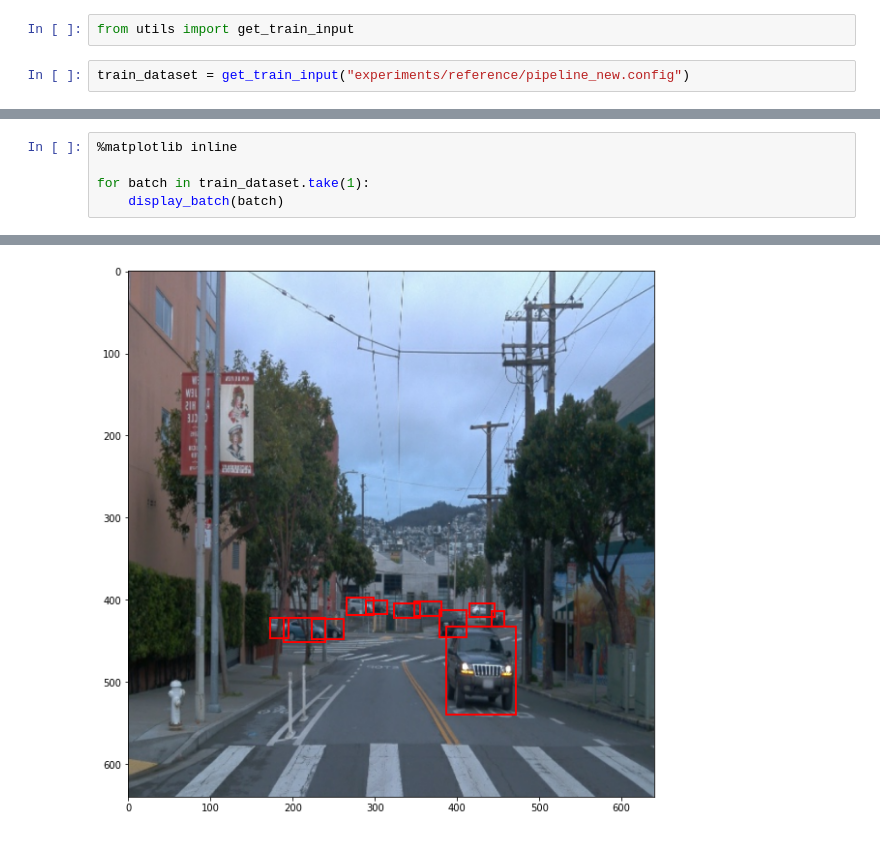
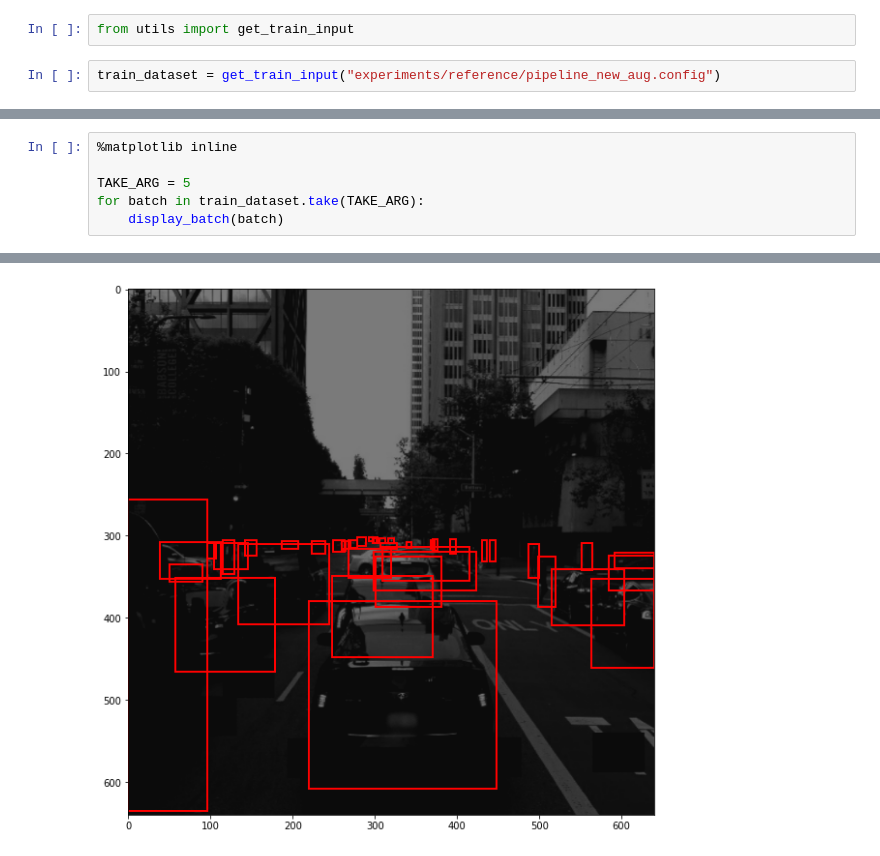
Before and after one commit to dcnhn/udacity-sdce-object-detection, a Jupyter notebook: Explore augmentations.ipynb, the cells around one changed output, grey strips where cells are left out. Cells and saved outputs as stored; diff of their text form.

Commit message:
play around with augmentations in separate config file

```diff
--- a/Explore augmentations.ipynb
+++ b/Explore augmentations.ipynb
@@ -53,7 +53,7 @@ def display_batch(batch):
 # %%
 from utils import get_train_input
 # %%
-train_dataset = get_train_input("experiments/reference/pipeline_new.config")
+train_dataset = get_train_input("experiments/reference/pipeline_new_aug.config")
 # %% [output]
 INFO:tensorflow:Reading unweighted datasets: ['/home/workspace/data/train/segment-1005081002024129653_5313_150_5333_150_with_camera_labels.tfrecord', '/home/workspace/data/train/segment-10963653239323 ...
 INFO:tensorflow:Reading record datasets for input file: ['/home/workspace/data/train/segment-1005081002024129653_5313_150_5333_150_with_camera_labels.tfrecord', '/home/workspace/data/train/segment-109 ...
@@ -76,6 +61,7 @@ Use `tf.cast` instead.
 # %%
 %matplotlib inline
 
-for batch in train_dataset.take(1):
+TAKE_ARG = 5
+for batch in train_dataset.take(TAKE_ARG):
     display_batch(batch)
 # %% [output]
@@ -83 +69 @@ for batch in train_dataset.take(1):
-[figure, old version]
+[figure, new version]
```
Also changed, not shown: parts of 2 cells of this notebook, 1 other file.
